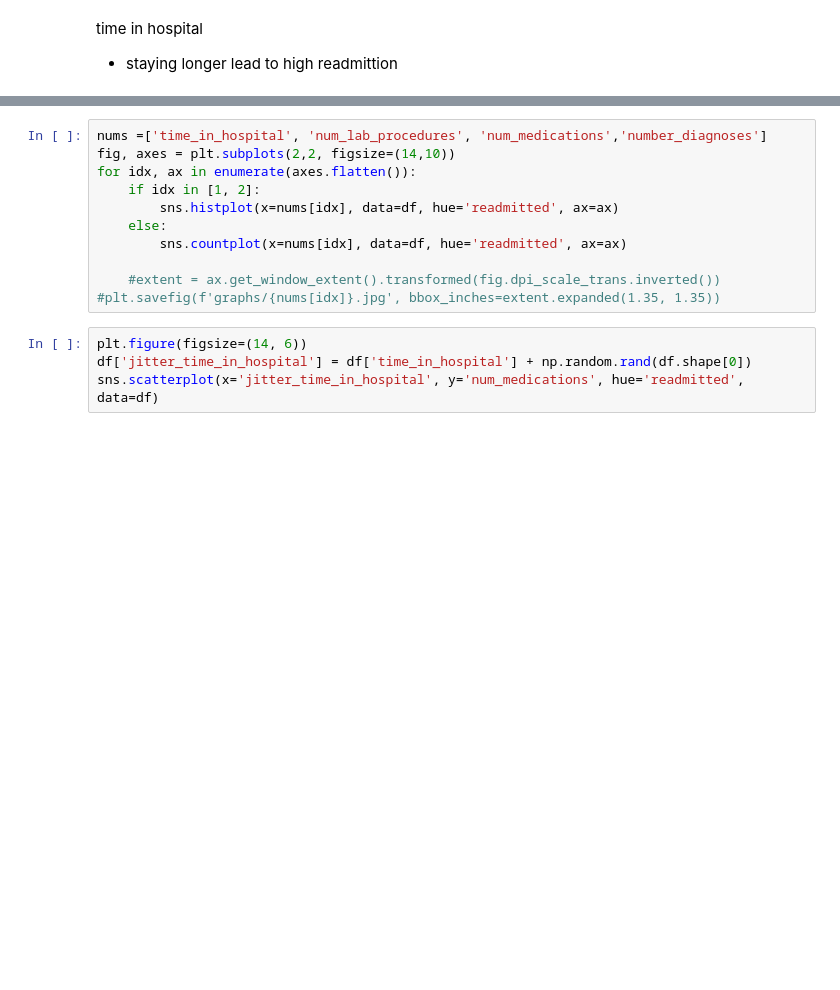
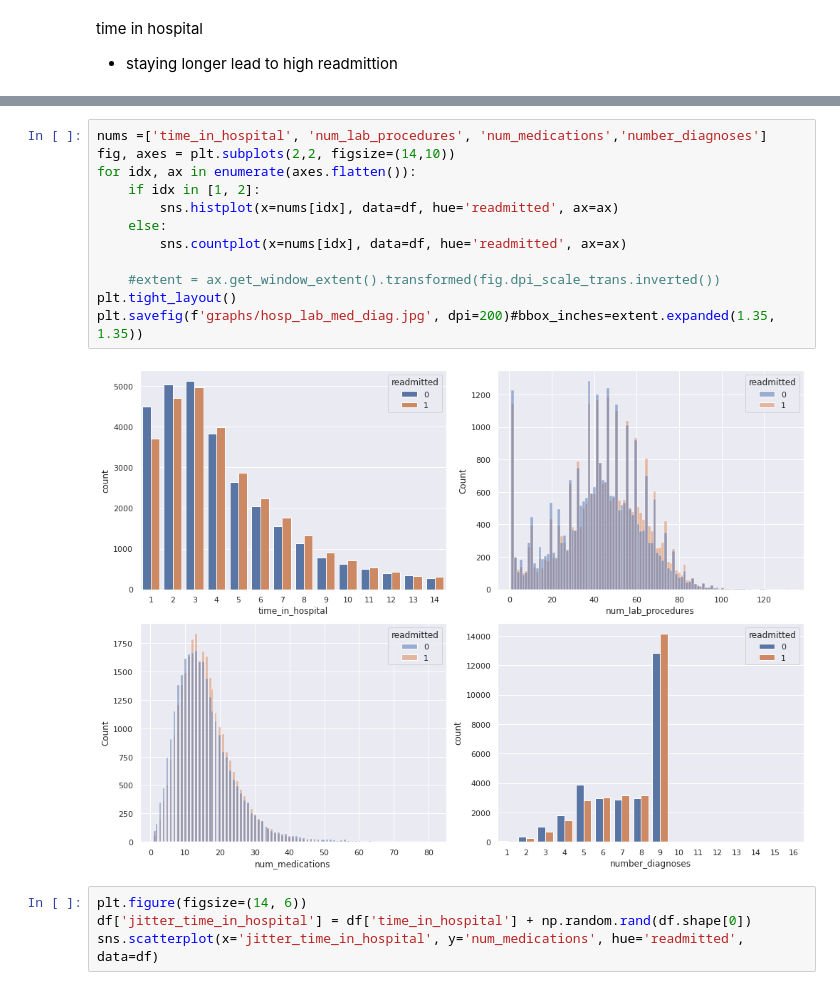
Before and after one commit to ksooklall/CUNY-SPS-Masters-DS, a Jupyter notebook: DATA_698/Capstone_project.ipynb, the cells around one changed output, grey strips where cells are left out. Saved outputs shown, nothing was run; the diff lists cells and outputs as text; blank space fills up the shorter version.

```diff
--- a/DATA_698/Capstone_project.ipynb
+++ b/DATA_698/Capstone_project.ipynb
@@ -362,14 +365,17 @@ for idx, ax in enumerate(axes.flatten()):
 # %%
 nums =['time_in_hospital', 'num_lab_procedures', 'num_medications','number_diagnoses']
 fig, axes = plt.subplots(2,2, figsize=(14,10))
 for idx, ax in enumerate(axes.flatten()):
     if idx in [1, 2]:
         sns.histplot(x=nums[idx], data=df, hue='readmitted', ax=ax)
     else:
         sns.countplot(x=nums[idx], data=df, hue='readmitted', ax=ax)
 
     #extent = ax.get_window_extent().transformed(fig.dpi_scale_trans.inverted())
-#plt.savefig(f'graphs/{nums[idx]}.jpg', bbox_inches=extent.expanded(1.35, 1.35))
+plt.tight_layout()
+plt.savefig(f'graphs/hosp_lab_med_diag.jpg', dpi=200)#bbox_inches=extent.expanded(1.35, 1.35))
+# %% [output]
+[figure, added]
 # %%
 plt.figure(figsize=(14, 6))
 df['jitter_time_in_hospital'] = df['time_in_hospital'] + np.random.rand(df.shape[0])
```
Also changed, not shown: parts of 7 cells of this notebook, 7 other files.
